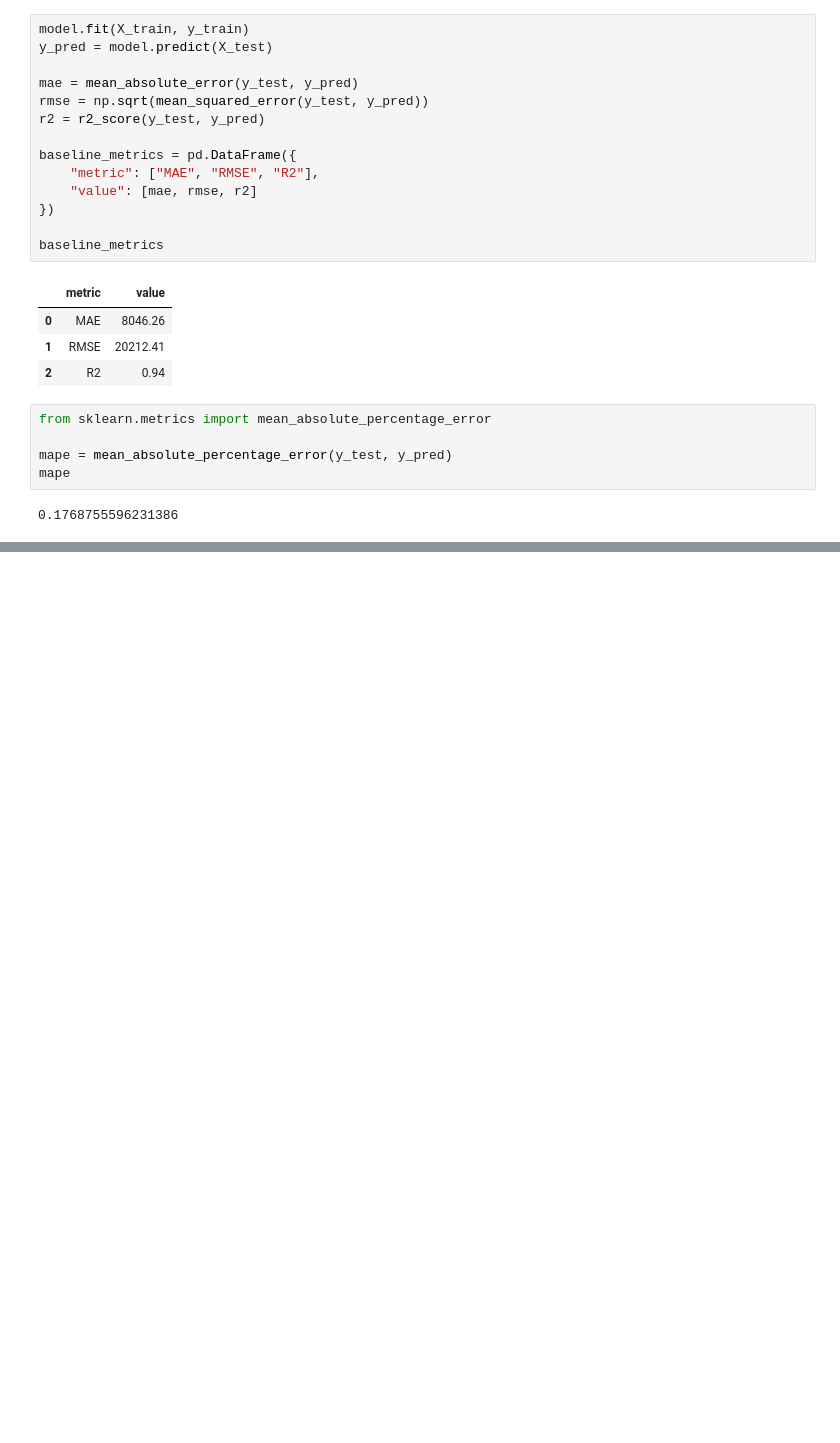
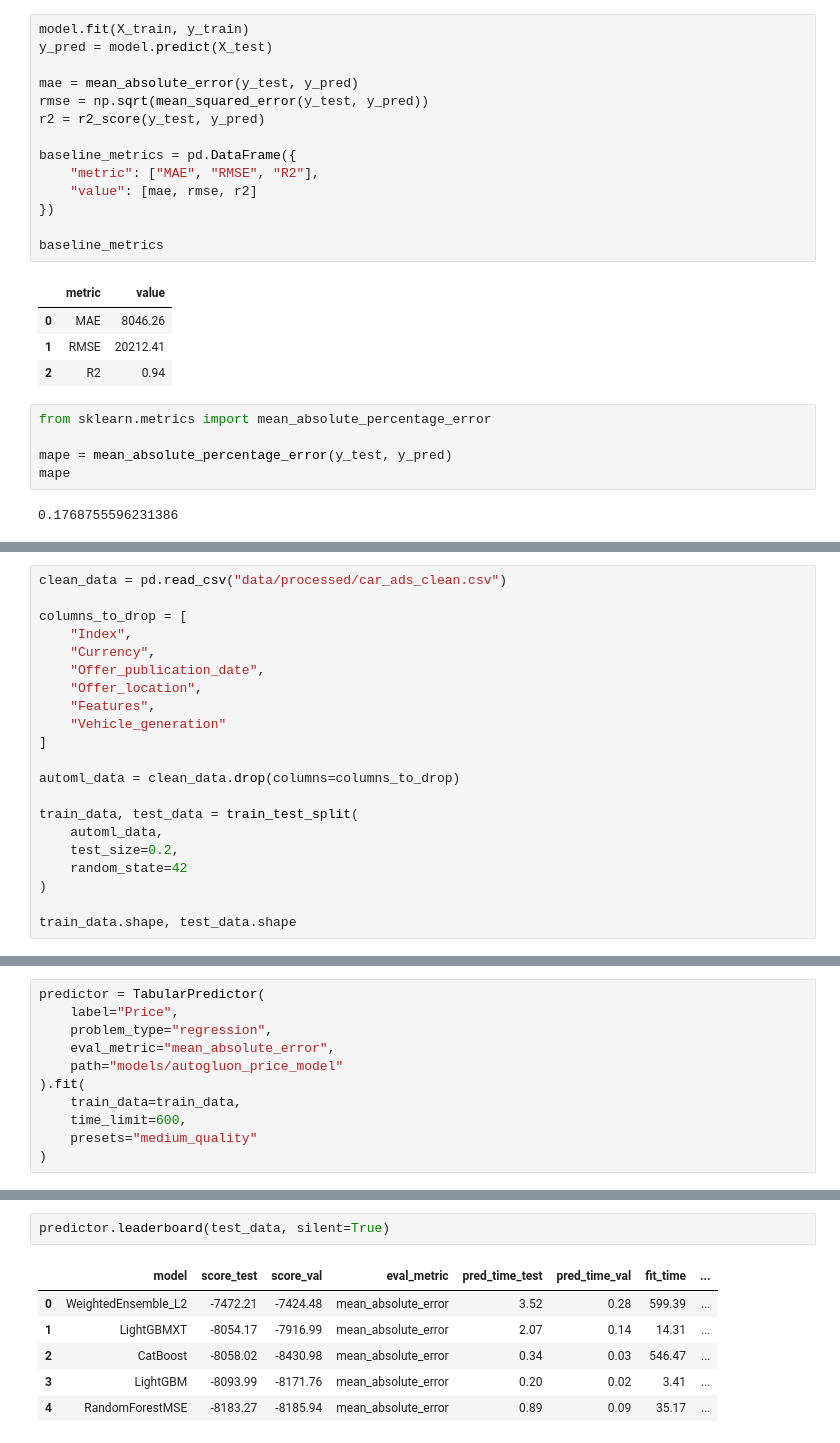
Before and after one commit to s24118-ui/SUML, a Jupyter notebook: SUML_Projekt.ipynb, the cells around one changed output, grey strips where cells are left out. Cells and saved outputs as stored; diff of their text form; blank space fills up the shorter version.

```diff
--- a/SUML_Projekt.ipynb
+++ b/SUML_Projekt.ipynb
@@ -1090,0 +1121,21 @@ mape
+# %%
+clean_data = pd.read_csv("data/processed/car_ads_clean.csv")
+
+columns_to_drop = [
+    "Index",
+    "Currency",
+    "Offer_publication_date",
+    "Offer_location",
+    "Features",
+    "Vehicle_generation"
+]
+
+automl_data = clean_data.drop(columns=columns_to_drop)
+
+train_data, test_data = train_test_split(
+    automl_data,
+    test_size=0.2,
+    random_state=42
+)
+
+train_data.shape, test_data.shape
@@ -1090,0 +1144,11 @@ mape
+# %%
+predictor = TabularPredictor(
+    label="Price",
+    problem_type="regression",
+    eval_metric="mean_absolute_error",
+    path="models/autogluon_price_model"
+).fit(
+    train_data=train_data,
+    time_limit=600,
+    presets="medium_quality"
+)
@@ -1090,0 +1216,9 @@ mape
+# %%
+predictor.leaderboard(test_data, silent=True)
+# %% [output]
+|  | model | score_test | score_val | eval_metric | pred_time_test | pred_time_val | fit_time | ... |
+| 0 | WeightedEnsemble_L2 | -7472.21 | -7424.48 | mean_absolute_error | 3.52 | 0.28 | 599.39 | ... |
+| 1 | LightGBMXT | -8054.17 | -7916.99 | mean_absolute_error | 2.07 | 0.14 | 14.31 | ... |
+| 2 | CatBoost | -8058.02 | -8430.98 | mean_absolute_error | 0.34 | 0.03 | 546.47 | ... |
+| 3 | LightGBM | -8093.99 | -8171.76 | mean_absolute_error | 0.20 | 0.02 | 3.41 | ... |
+| 4 | RandomForestMSE | -8183.27 | -8185.94 | mean_absolute_error | 0.89 | 0.09 | 35.17 | ... |
```
Also changed, not shown: parts of 6 cells of this notebook.
